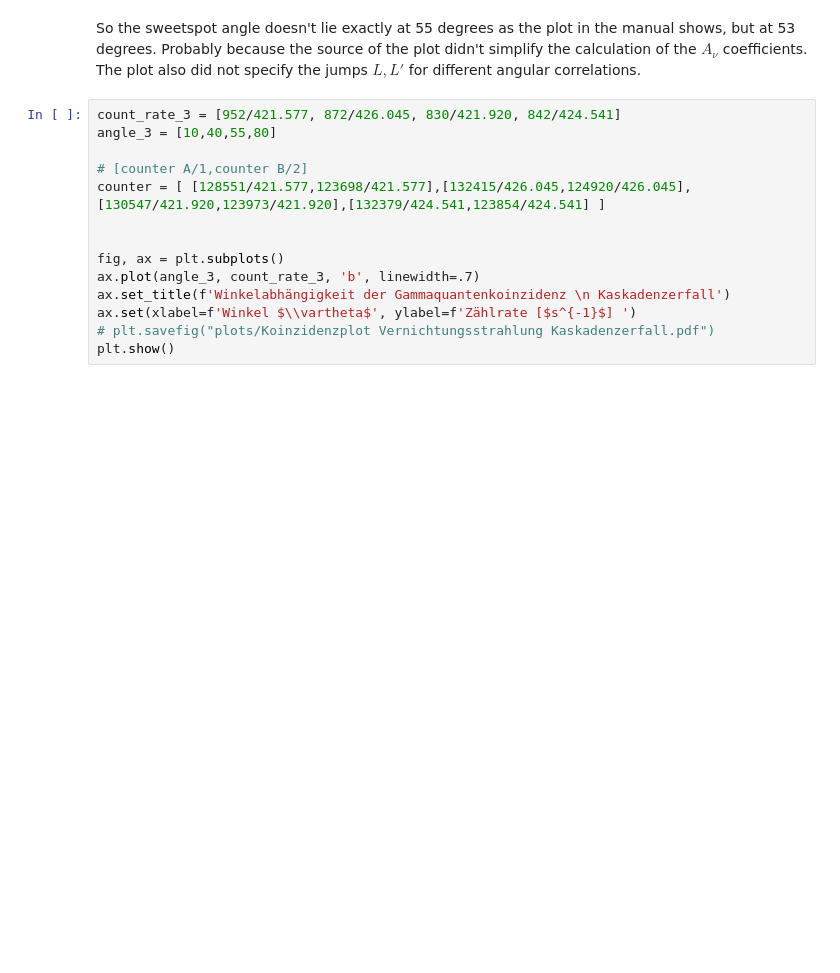
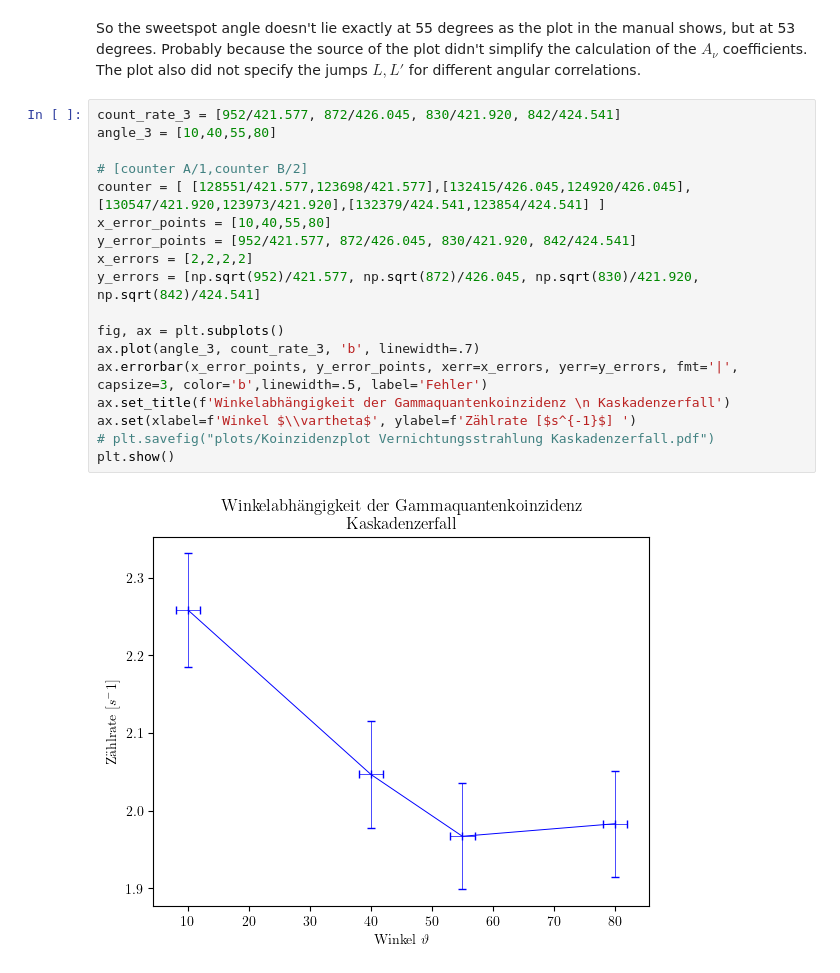
Before and after one commit to WackAlley/worksheet, a Jupyter notebook: labcourse16/coincidence analytics.ipynb, the cells around one changed output. Saved outputs shown, nothing was run; the diff lists cells and outputs as text; blank space fills up the shorter version.

```diff
--- a/labcourse16/coincidence analytics.ipynb
+++ b/labcourse16/coincidence analytics.ipynb
@@ -156,14 +183,20 @@ So the sweetspot angle doesn't lie exactly at 55 degrees as the plot in the manu
 # %%
 count_rate_3 = [952/421.577, 872/426.045, 830/421.920, 842/424.541]
 angle_3 = [10,40,55,80]
 
 # [counter A/1,counter B/2]
 counter = [ [128551/421.577,123698/421.577],[132415/426.045,124920/426.045],[130547/421.920,123973/421.920],[132379/424.541,123854/424.541] ]
-
+x_error_points = [10,40,55,80]
+y_error_points = [952/421.577, 872/426.045, 830/421.920, 842/424.541]
+x_errors = [2,2,2,2]
+y_errors = [np.sqrt(952)/421.577, np.sqrt(872)/426.045, np.sqrt(830)/421.920, np.sqrt(842)/424.541]
 
 fig, ax = plt.subplots()
 ax.plot(angle_3, count_rate_3, 'b', linewidth=.7)
+ax.errorbar(x_error_points, y_error_points, xerr=x_errors, yerr=y_errors, fmt='|', capsize=3, color='b',linewidth=.5, label='Fehler')
 ax.set_title(f'Winkelabhängigkeit der Gammaquantenkoinzidenz \n Kaskadenzerfall')
 ax.set(xlabel=f'Winkel $\\vartheta$', ylabel=f'Zählrate [$s^{-1}$] ')
 # plt.savefig("plots/Koinzidenzplot Vernichtungsstrahlung Kaskadenzerfall.pdf")
 plt.show()
+# %% [output]
+[figure, added]
```
Also changed, not shown: parts of 6 cells of this notebook, 33 other files.
